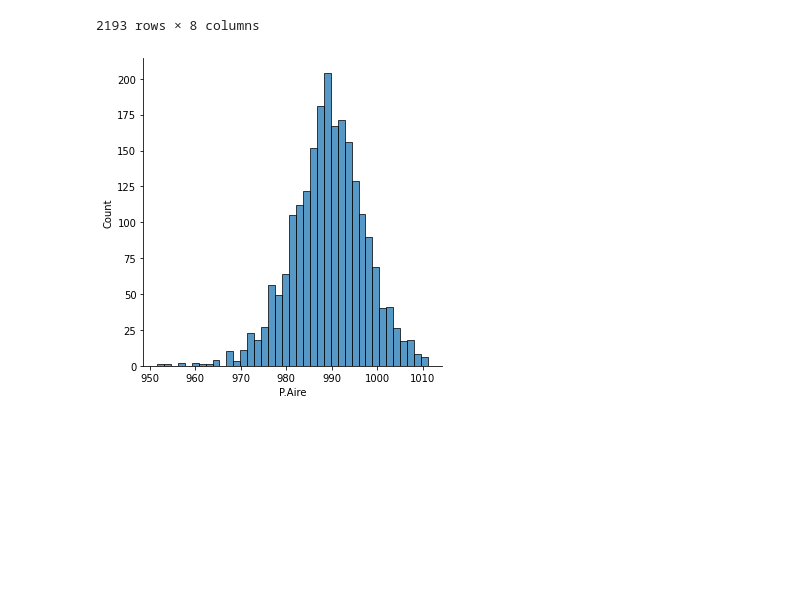
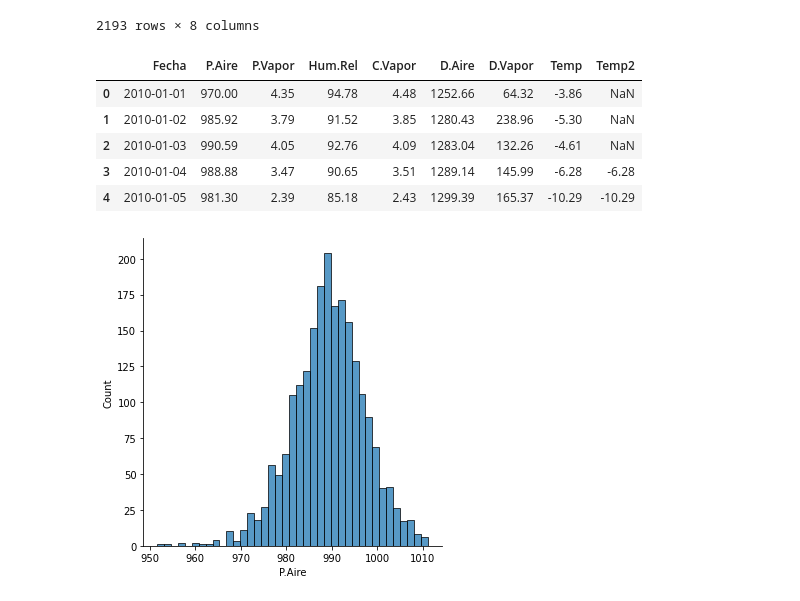
Before and after one commit to josemoncada87/tallerFDA2, a Jupyter notebook: Taller Fundamentos de Analítica de Datos II - Enunciado.ipynb, the cells around one changed output. Cells and saved outputs as stored; diff of their text form; code cells hidden in the pictures; blank space fills up the shorter version.

```diff
--- a/Taller Fundamentos de Analítica de Datos II - Enunciado.ipynb
+++ b/Taller Fundamentos de Analítica de Datos II - Enunciado.ipynb
@@ -40,7 +40,7 @@ print(tf.__version__)
 2.3.1
 # %%
 # Imprima 4 filas del inicio y 4 al final
-pd.set_option('display.max_rows', 8)
+pd.set_option('display.max_rows', 20)
 # %%
 df = pd.read_csv("datos_clima.csv")
 # %%
@@ -116,6 +116,23 @@ df.sort_values(by=['Fecha'])
 | 2191 | 2015-12-30 | 998.772639 | 4.638125 | 67.657431 | 4.641250 | 1265.083611 | 178.779861 | 1.395694 |
 | 2192 | 2015-12-31 | 998.626250 | 5.497361 | 89.153889 | 5.504444 | 1269.665069 | 184.088472 | 0.275139 |
 2193 rows × 8 columns
+# %%
+# test = pd.concat([df, 'Temp2'=df.iloc[1:,len(df.columns)-1:]])
+# test.head()
+target = df.iloc[3:,len(df.columns)-1:]
+# target.reset_index(drop=True, inplace=True)
+target.head()
+
+prueba = df.copy()
+prueba['Temp2'] = target
+prueba.head()
+# %% [output]
+|  | Fecha | P.Aire | P.Vapor | Hum.Rel | C.Vapor | D.Aire | D.Vapor | Temp | Temp2 |
+| 0 | 2010-01-01 | 970.00 | 4.35 | 94.78 | 4.48 | 1252.66 | 64.32 | -3.86 | NaN |
+| 1 | 2010-01-02 | 985.92 | 3.79 | 91.52 | 3.85 | 1280.43 | 238.96 | -5.30 | NaN |
+| 2 | 2010-01-03 | 990.59 | 4.05 | 92.76 | 4.09 | 1283.04 | 132.26 | -4.61 | NaN |
+| 3 | 2010-01-04 | 988.88 | 3.47 | 90.65 | 3.51 | 1289.14 | 145.99 | -6.28 | -6.28 |
+| 4 | 2010-01-05 | 981.30 | 2.39 | 85.18 | 2.43 | 1299.39 | 165.37 | -10.29 | -10.29 |
 # %%
 import matplotlib.pyplot as plt
 for col in df.columns[1:]:
```
Also changed, not shown: parts of 9 cells of this notebook.
